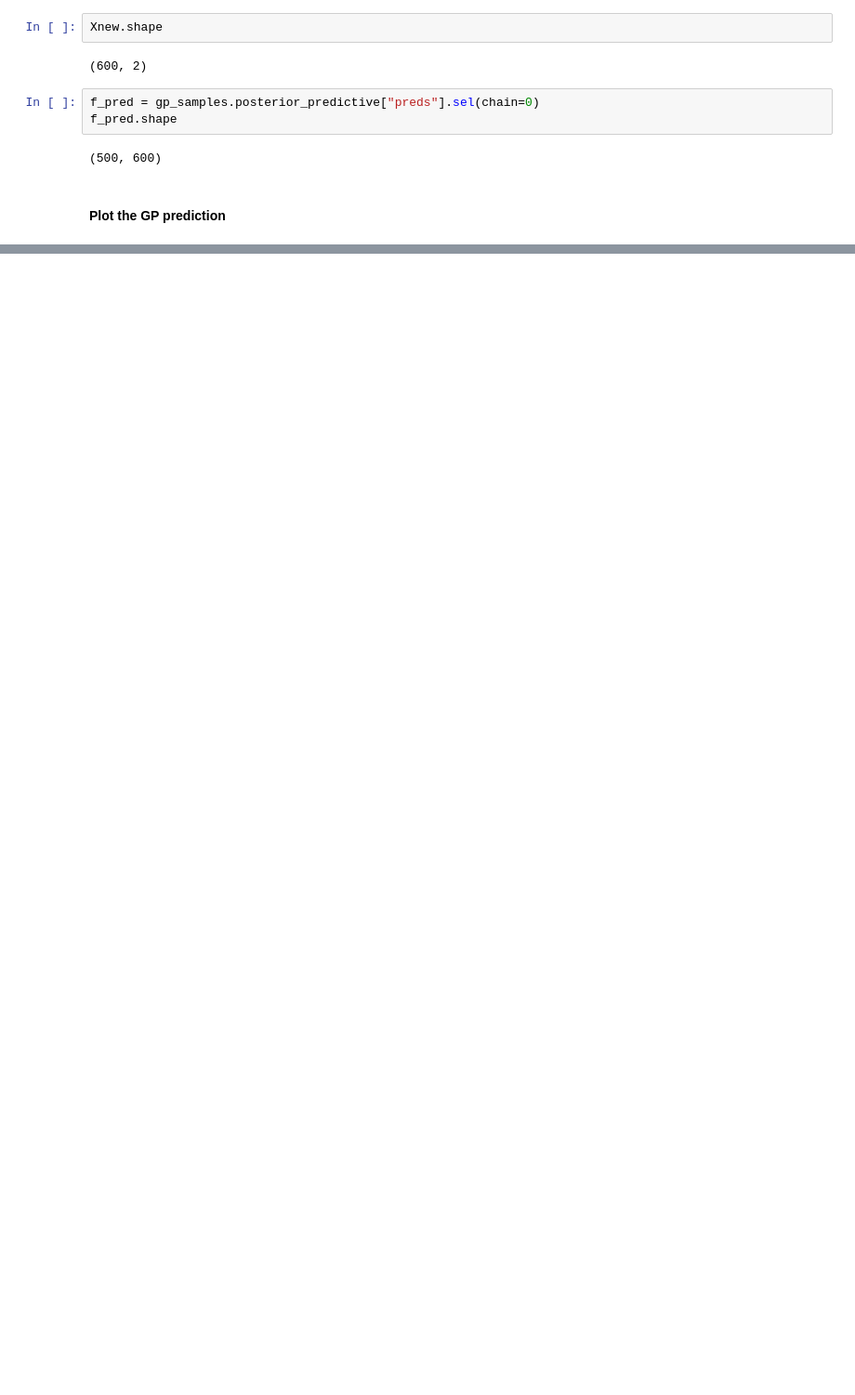
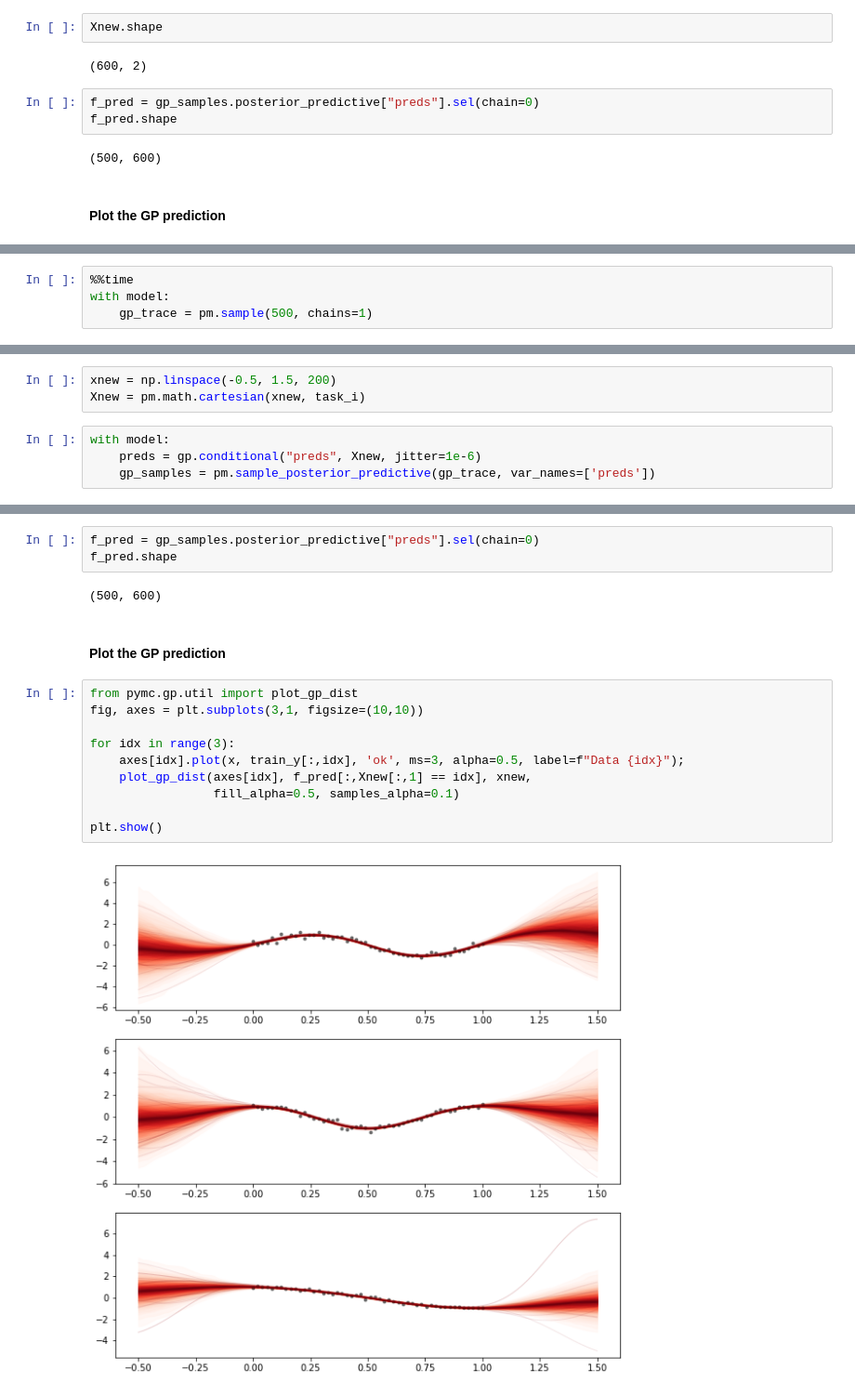
Before and after one commit to danhphan/gp_experiments, a Jupyter notebook: experiments/22_multitask_gp_regression_pymc_mogp_api_same_X.ipynb, the cells around one changed output, grey strips where cells are left out. Shown: that part at 93% size. Cells and saved outputs as stored; diff of their text form; blank space fills up the shorter version.

Commit message:
add LCM model

```diff
--- a/experiments/22_multitask_gp_regression_pymc_mogp_api_same_X.ipynb
+++ b/experiments/22_multitask_gp_regression_pymc_mogp_api_same_X.ipynb
@@ -249,0 +279,4 @@ plt.tight_layout()
+# %%
+%%time
+with model:
+    gp_trace = pm.sample(500, chains=1)
@@ -249,0 +295,7 @@ plt.tight_layout()
+# %%
+xnew = np.linspace(-0.5, 1.5, 200)
+Xnew = pm.math.cartesian(xnew, task_i)
+# %%
+with model:
+    preds = gp.conditional("preds", Xnew, jitter=1e-6)
+    gp_samples = pm.sample_posterior_predictive(gp_trace, var_names=['preds'])
@@ -249,0 +312,19 @@ plt.tight_layout()
+# %%
+f_pred = gp_samples.posterior_predictive["preds"].sel(chain=0)
+f_pred.shape
+# %% [output]
+(500, 600)
+# %% [markdown]
+#### Plot the GP prediction
+# %%
+from pymc.gp.util import plot_gp_dist
+fig, axes = plt.subplots(3,1, figsize=(10,10))
+
+for idx in range(3):
+    axes[idx].plot(x, train_y[:,idx], 'ok', ms=3, alpha=0.5, label=f"Data {idx}");
+    plot_gp_dist(axes[idx], f_pred[:,Xnew[:,1] == idx], xnew,
+                 fill_alpha=0.5, samples_alpha=0.1)
+
+plt.show()
+# %% [output]
+[figure, added]
```
Also changed, not shown: parts of 20 cells of this notebook.
